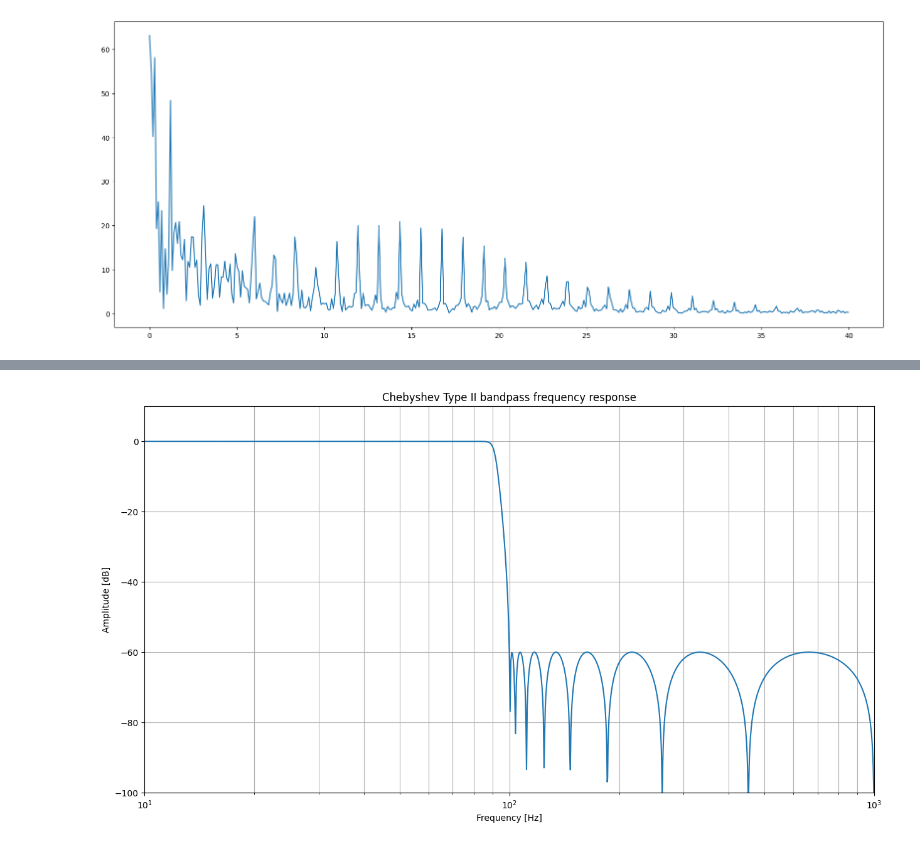
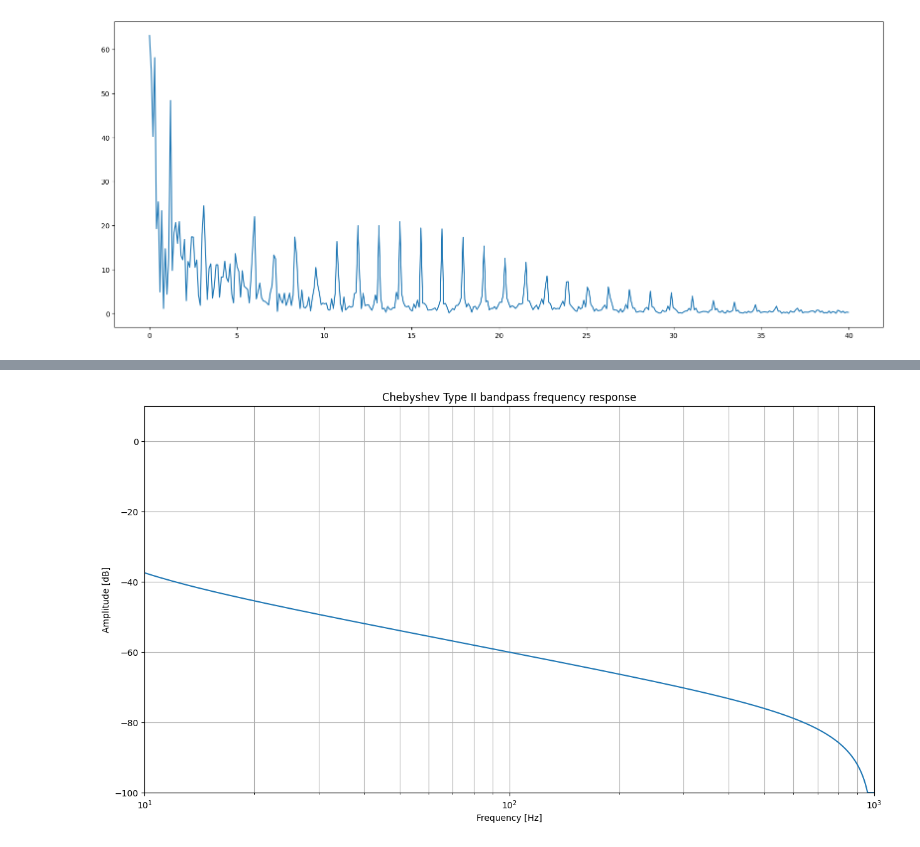
Before and after one commit to RafsanJany-44/VitalDB_Research_Initial, a Jupyter notebook: ekgAnalysis.ipynb, the cells around one changed output, grey strips where cells are left out. Drawn from its saved outputs; the diff is of its cells as text; code cells hidden in the pictures.

```diff
--- a/ekgAnalysis.ipynb
+++ b/ekgAnalysis.ipynb
@@ -123,20 +146,20 @@ plt.plot( freqs[0:400], fftData[0:400] )
 # %%
 ## Design IIR filter
-sos2 = signal.iirfilter(17, [0.5, 200], rs=60, btype='bandpass',
+sos2 = signal.iirfilter(1, [0.5, 200], rs=60, btype='bandpass',
                         analog=False, ftype='cheby2', fs=4000,
                         output='sos')
 w, h = signal.sosfreqz(sos2, 2000, fs=2000)
 fig = plt.figure()
 ax = fig.add_subplot(1, 1, 1)
 ax.semilogx(w, 20 * np.log10(np.maximum(abs(h), 1e-5)))
 ax.set_title('Chebyshev Type II bandpass frequency response')
 ax.set_xlabel('Frequency [Hz]')
 ax.set_ylabel('Amplitude [dB]')
 ax.axis((10, 1000, -100, 10))
 ax.grid(which='both', axis='both')
 plt.show()
 # %% [output]
-[figure, old version]
+[figure, new version]
 # %%
 ## filter out 50 Hz noise
 ekgFiltered2 = signal.sosfilt(sos2, ekgFiltered)
```
Also changed, not shown: parts of 9 cells of this notebook.
